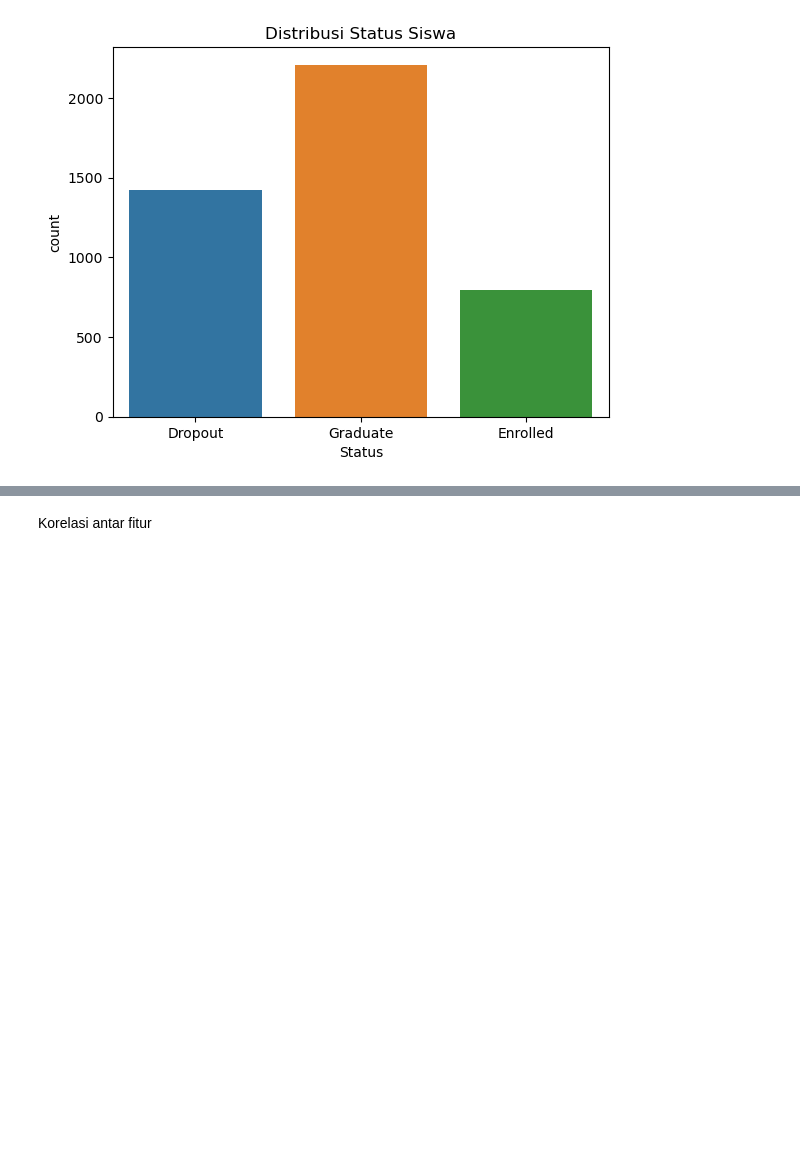
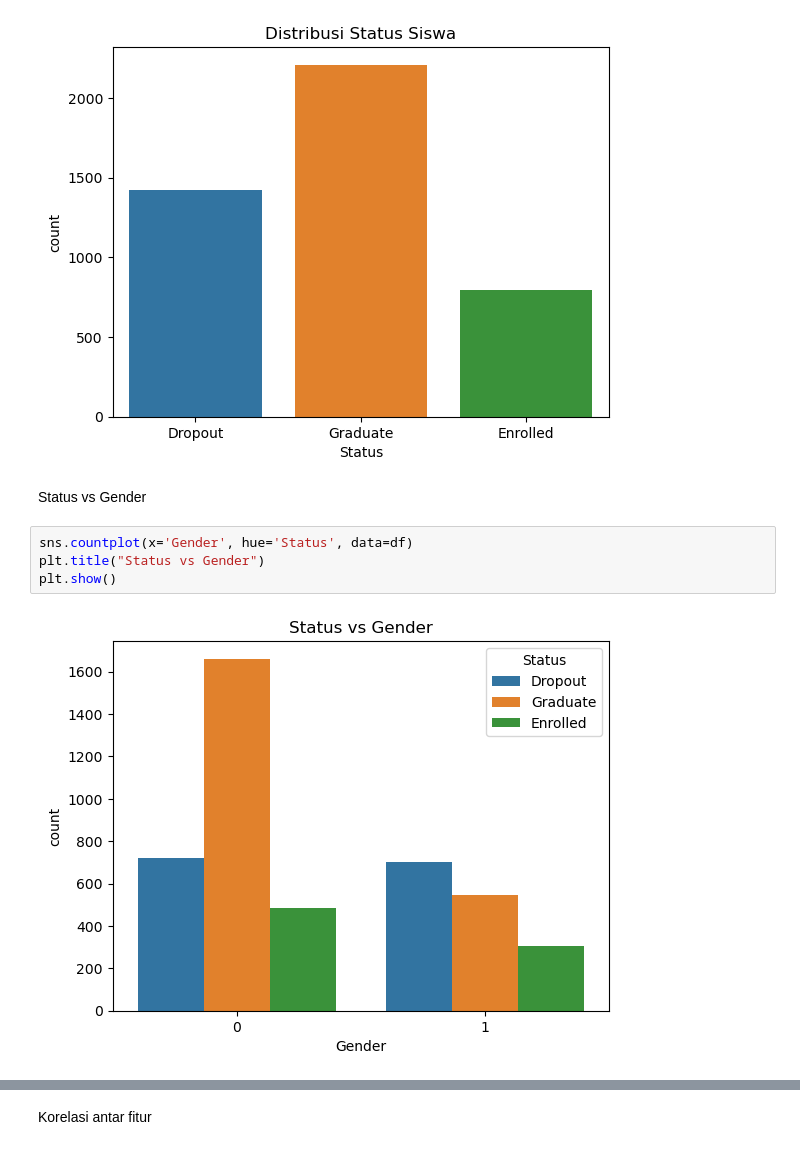
Before and after one commit to AflahaSetyaningrum/dicoding-streamlit-dashboard_submissionakhir, a Jupyter notebook: notebook.ipynb, the cells around one changed output, grey strips where cells are left out. Cells and saved outputs as stored; diff of their text form; blank space fills up the shorter version.

```diff
--- a/notebook.ipynb
+++ b/notebook.ipynb
@@ -104,3 +118,11 @@ plt.title("Distribusi Status Siswa")
 plt.show()
 # %% [output]
 [figure]
+# %% [markdown]
+Status vs Gender
+# %%
+sns.countplot(x='Gender', hue='Status', data=df)
+plt.title("Status vs Gender")
+plt.show()
+# %% [output]
+[figure, added]
```
Also changed, not shown: parts of 57 cells of this notebook, 5 other files.
